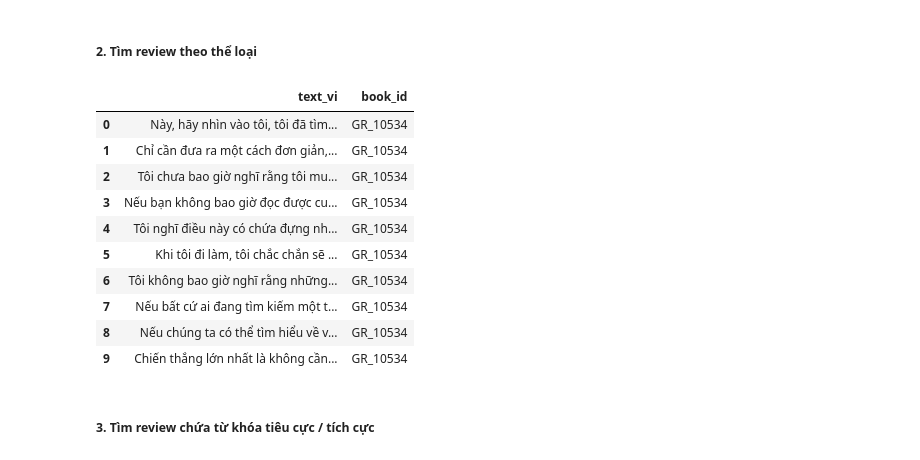
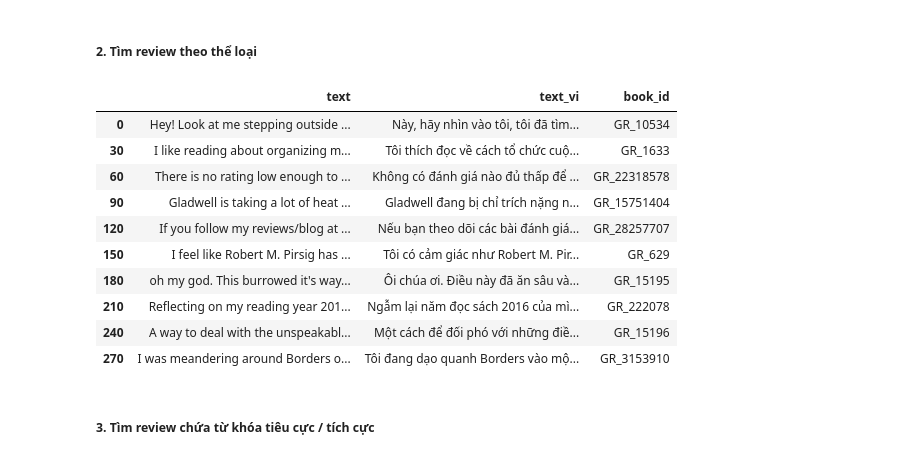
Before and after one commit to vanhong05cr-rgb/DACK, a Jupyter notebook: DACKMNM/TRUYVAN.ipynb, the cells around one changed output. Cells and saved outputs as stored; diff of their text form; code cells hidden in the pictures.

```diff
--- a/DACKMNM/TRUYVAN.ipynb
+++ b/DACKMNM/TRUYVAN.ipynb
@@ -383,21 +533,21 @@ df_reviews[df_reviews["book_id"] == book_id][
 # %%
 genre_search = "art"
 
 df_reviews[
     df_reviews["genres"].apply(lambda x: genre_search in x)
-][["text_vi", "book_id"]].head(10)
+][["text","text_vi", "book_id"]].drop_duplicates(subset="book_id").head(10)
 # %% [output]
-|  | text_vi | book_id |
-| 0 | Này, hãy nhìn vào tôi, tôi đã tìm... | GR_10534 |
-| 1 | Chỉ cần đưa ra một cách đơn giản,... | GR_10534 |
-| 2 | Tôi chưa bao giờ nghĩ rằng tôi mu... | GR_10534 |
-| 3 | Nếu bạn không bao giờ đọc được cu... | GR_10534 |
-| 4 | Tôi nghĩ điều này có chứa đựng nh... | GR_10534 |
-| 5 | Khi tôi đi làm, tôi chắc chắn sẽ ... | GR_10534 |
-| 6 | Tôi không bao giờ nghĩ rằng những... | GR_10534 |
-| 7 | Nếu bất cứ ai đang tìm kiếm một t... | GR_10534 |
-| 8 | Nếu chúng ta có thể tìm hiểu về v... | GR_10534 |
-| 9 | Chiến thắng lớn nhất là không cần... | GR_10534 |
+|  | text | text_vi | book_id |
+| 0 | Hey! Look at me stepping outside ... | Này, hãy nhìn vào tôi, tôi đã tìm... | GR_10534 |
+| 30 | I like reading about organizing m... | Tôi thích đọc về cách tổ chức cuộ... | GR_1633 |
+| 60 | There is no rating low enough to ... | Không có đánh giá nào đủ thấp để ... | GR_22318578 |
+| 90 | Gladwell is taking a lot of heat ... | Gladwell đang bị chỉ trích nặng n... | GR_15751404 |
+| 120 | If you follow my reviews/blog at ... | Nếu bạn theo dõi các bài đánh giá... | GR_28257707 |
+| 150 | I feel like Robert M. Pirsig has ... | Tôi có cảm giác như Robert M. Pir... | GR_629 |
+| 180 | oh my god. This burrowed it's way... | Ôi chúa ơi. Điều này đã ăn sâu và... | GR_15195 |
+| 210 | Reflecting on my reading year 201... | Ngẫm lại năm đọc sách 2016 của mì... | GR_222078 |
+| 240 | A way to deal with the unspeakabl... | Một cách để đối phó với những điề... | GR_15196 |
+| 270 | I was meandering around Borders o... | Tôi đang dạo quanh Borders vào mộ... | GR_3153910 |
 # %% [markdown]
 ##### 3. Tìm review chứa từ khóa tiêu cực / tích cực
 # %%
```
Also changed, not shown: parts of 33 cells of this notebook.
